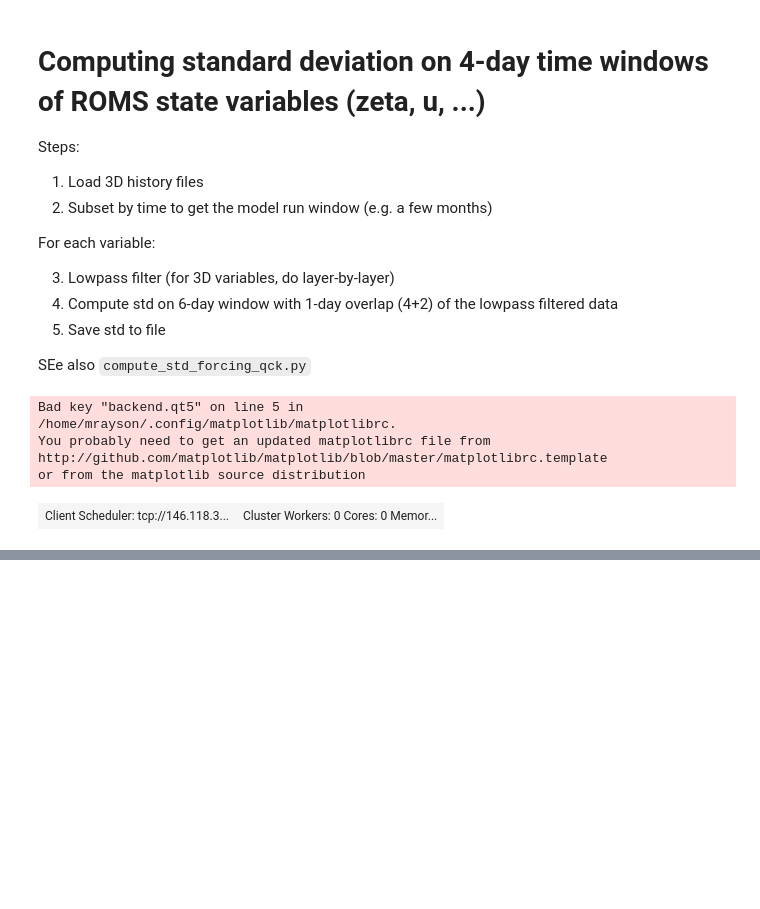
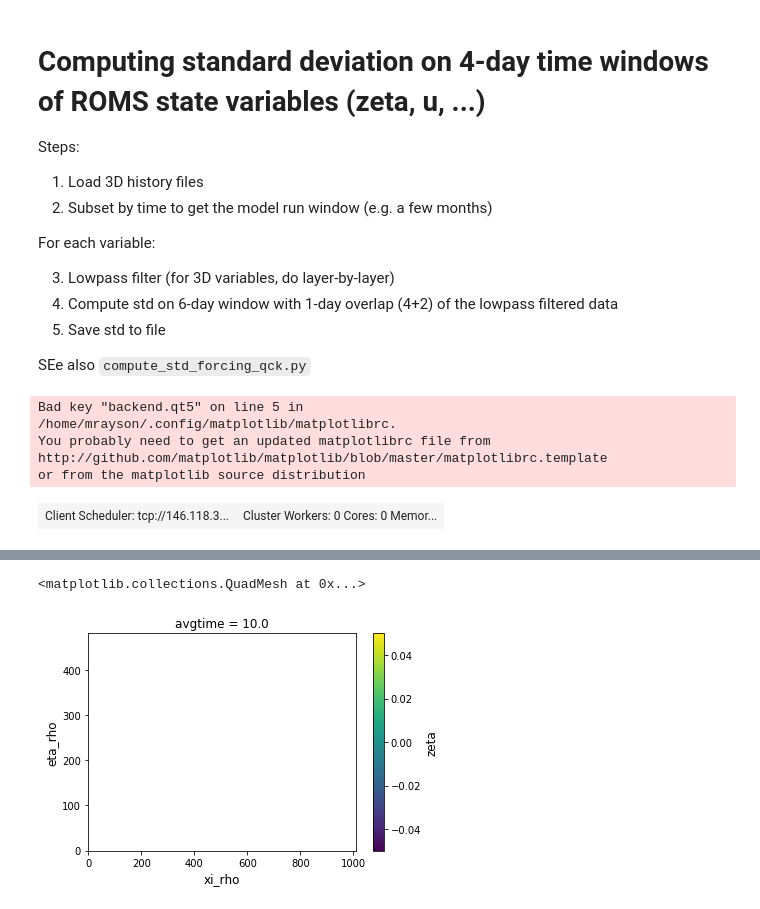
Before and after one commit to mrayson/roms_4dvar_browsebasin, a Jupyter notebook: NOTEBOOKS/compute_std_3D.ipynb, the cells around one changed output, grey strips where cells are left out. Drawn from its saved outputs; the diff is of its cells as text; code cells hidden in the pictures; blank space fills up the shorter version.

Commit message:
Working version of standard deviation calculation. Results still need checking...

```diff
--- a/NOTEBOOKS/compute_std_3D.ipynb
+++ b/NOTEBOOKS/compute_std_3D.ipynb
@@ -137,0 +407,6 @@ DatetimeIndex(['2017-02-01', '2017-02-05', '2017-02-09', '2017-02-13',
+# %%
+%%time
+# Compute the std in one groupby operation (this shouldn't consume too much memory...)
+# This step computes all NaNs... not great
+zeta_fp_std = zeta_fpc.groupby('avgtime').std()
+zeta_fp_std
@@ -138,3 +480,10 @@ DatetimeIndex(['2017-02-01', '2017-02-05', '2017-02-09', '2017-02-13',
+# %%
+# Plot a result
+plt.figure()
+zeta_fp_std[10,...].plot()
+# %% [output]
+<matplotlib.collections.QuadMesh at 0x...>
+[figure, added]
 # %%
 # Step 5: Save to "std" format file
 
```
Also changed, not shown: parts of 28 cells of this notebook.
